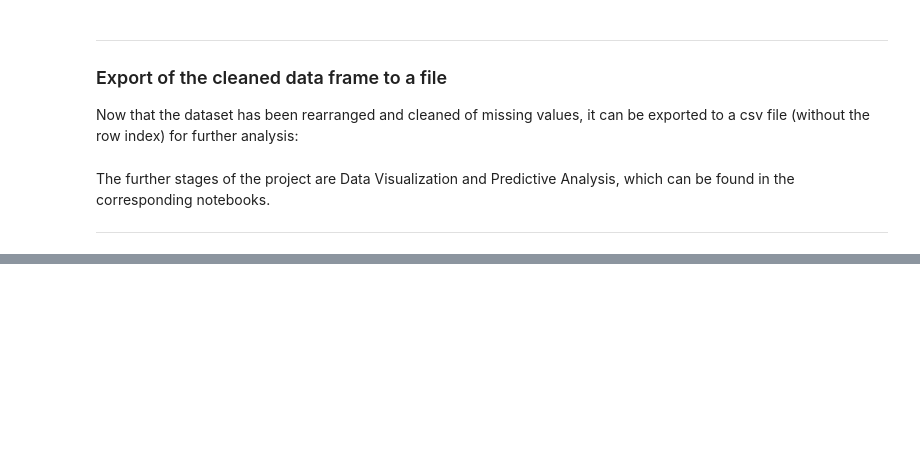
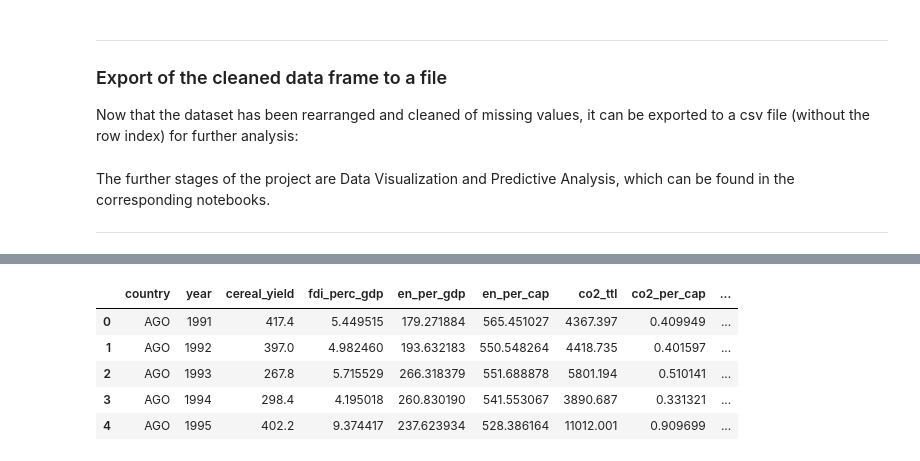
Before and after one commit to dj08l/aicte-ai-ml, a Jupyter notebook: carbon emission.ipynb, the cells around one changed output, grey strips where cells are left out. Saved outputs shown, nothing was run; the diff lists cells and outputs as text; code cells hidden in the pictures; blank space fills up the shorter version.

```diff
--- a/carbon emission.ipynb
+++ b/carbon emission.ipynb
@@ -546,0 +876,11 @@ The further stages of the project are Data Visualization and Predictive Analysis
+# %%
+# import the cleaned dataset from a csv file
+data = pd.read_csv(r'data_cleaned.csv')
+data.head()
+# %% [output]
+|  | country | year | cereal_yield | fdi_perc_gdp | en_per_gdp | en_per_cap | co2_ttl | co2_per_cap | ... |
+| 0 | AGO | 1991 | 417.4 | 5.449515 | 179.271884 | 565.451027 | 4367.397 | 0.409949 | ... |
+| 1 | AGO | 1992 | 397.0 | 4.982460 | 193.632183 | 550.548264 | 4418.735 | 0.401597 | ... |
+| 2 | AGO | 1993 | 267.8 | 5.715529 | 266.318379 | 551.688878 | 5801.194 | 0.510141 | ... |
+| 3 | AGO | 1994 | 298.4 | 4.195018 | 260.830190 | 541.553067 | 3890.687 | 0.331321 | ... |
+| 4 | AGO | 1995 | 402.2 | 9.374417 | 237.623934 | 528.386164 | 11012.001 | 0.909699 | ... |
```
Also changed, not shown: parts of 74 cells of this notebook.
